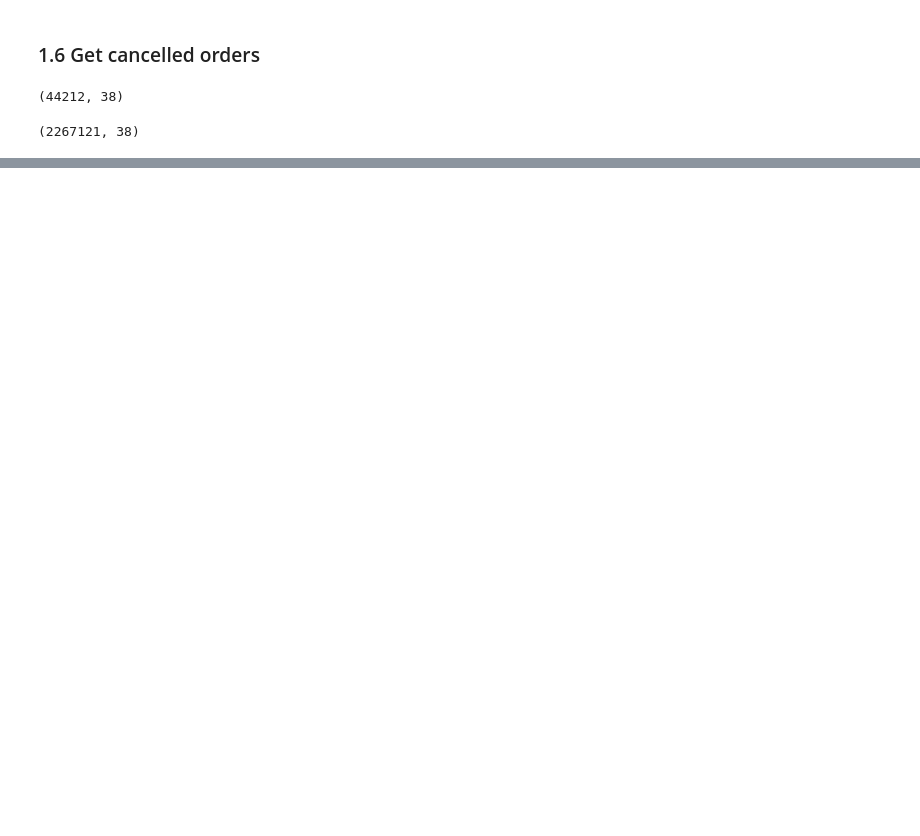
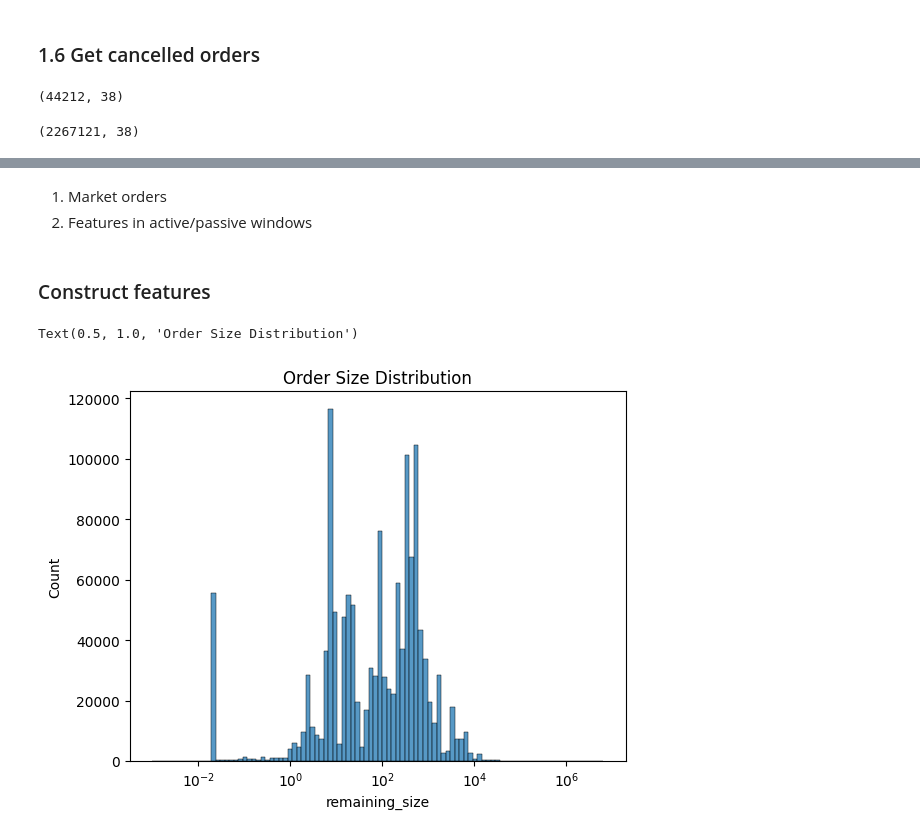
Before and after one commit to lBringerl/spoofing-detection, a Jupyter notebook: eda/data_preparation.ipynb, the cells around one changed output, grey strips where cells are left out. Drawn from its saved outputs; the diff is of its cells as text; code cells hidden in the pictures; blank space fills up the shorter version.

```diff
--- a/eda/data_preparation.ipynb
+++ b/eda/data_preparation.ipynb
@@ -518,0 +257,3 @@ cancelled_without_modifying.shape
+# %% [markdown]
+1. Market orders
+2. Features in active/passive windows
@@ -518,0 +300,2 @@ cancelled_without_modifying.shape
+# %% [markdown]
+### Construct features
@@ -518,0 +304,10 @@ cancelled_without_modifying.shape
+# %%
+import matplotlib.pyplot as plt
+import seaborn as sns
+
+
+sns.histplot(full_df['remaining_size'], bins=100, log_scale=True)
+plt.title("Order Size Distribution")
+# %% [output]
+Text(0.5, 1.0, 'Order Size Distribution')
+[figure, added]
```
Also changed, not shown: parts of 47 cells of this notebook, 2 other files.
